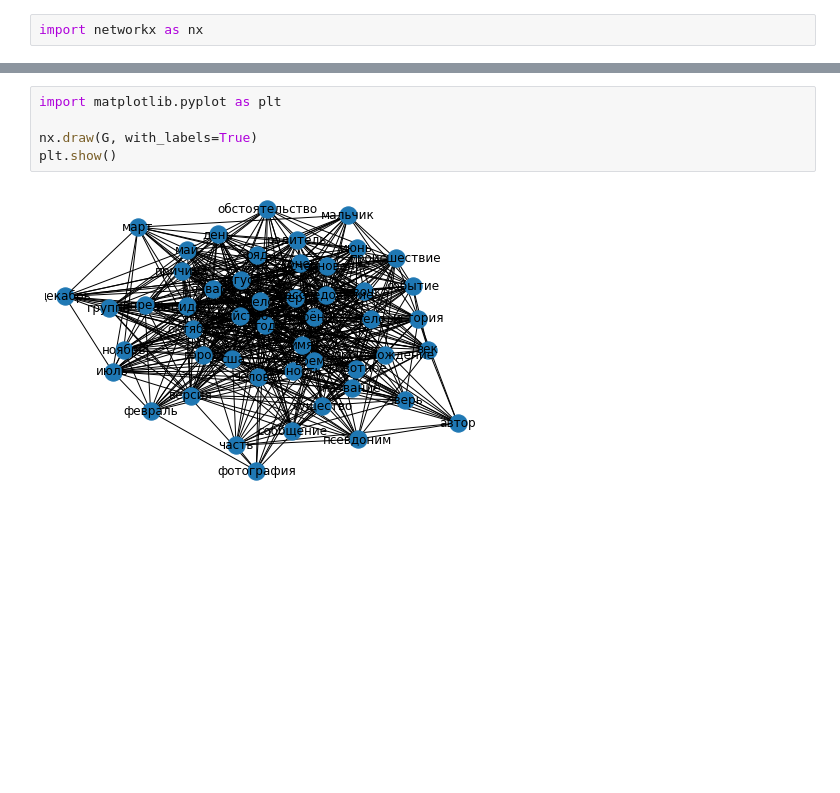
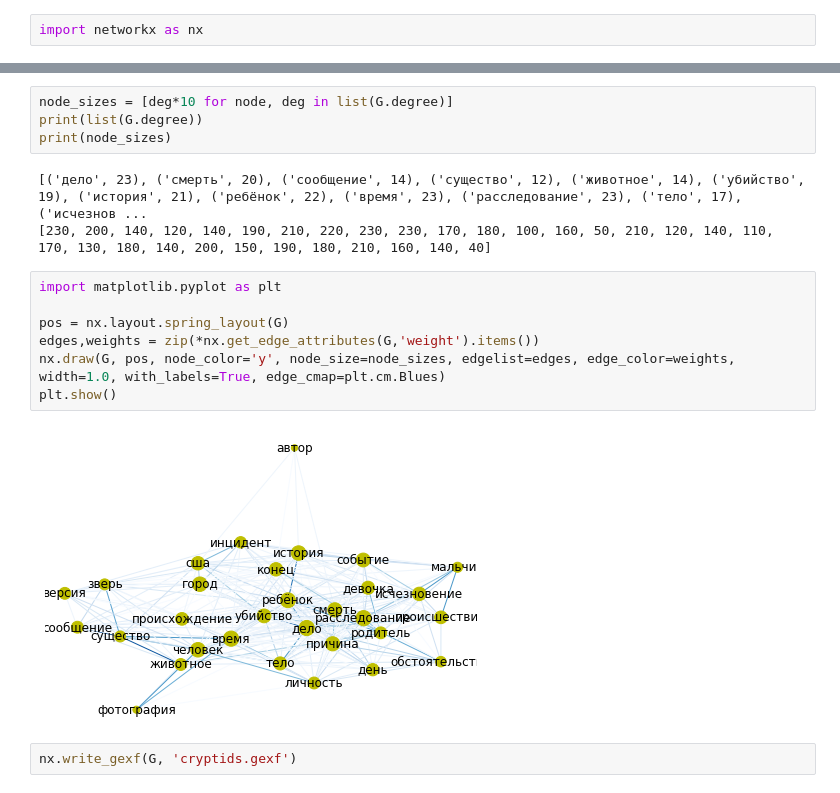
Before and after one commit to Alena-L/CS244, a Jupyter notebook: Comp_ling_8.ipynb, the cells around one changed output, grey strips where cells are left out. Cells and saved outputs as stored; diff of their text form; blank space fills up the shorter version.

Commit message:
updated graph

```diff
--- a/Comp_ling_8.ipynb
+++ b/Comp_ling_8.ipynb
@@ -179,7 +185,18 @@ Network diameter:  2
+# %%
+node_sizes = [deg*10 for node, deg in list(G.degree)]
+print(list(G.degree))
+print(node_sizes)
+# %% [output]
+[('дело', 23), ('смерть', 20), ('сообщение', 14), ('существо', 12), ('животное', 14), ('убийство', 19), ('история', 21), ('ребёнок', 22), ('время', 23), ('расследование', 23), ('тело', 17), ('исчезнов ...
+[230, 200, 140, 120, 140, 190, 210, 220, 230, 230, 170, 180, 100, 160, 50, 210, 120, 140, 110, 170, 130, 180, 140, 200, 150, 190, 180, 210, 160, 140, 40]
 # %%
 import matplotlib.pyplot as plt
 
-nx.draw(G, with_labels=True)
+pos = nx.layout.spring_layout(G)
+edges,weights = zip(*nx.get_edge_attributes(G,'weight').items())
+nx.draw(G, pos, node_color='y', node_size=node_sizes, edgelist=edges, edge_color=weights, width=1.0, with_labels=True, edge_cmap=plt.cm.Blues)
 plt.show()
 # %% [output]
-[figure, old version]
+[figure, new version]
+# %%
+nx.write_gexf(G, 'cryptids.gexf')
```
Also changed, not shown: parts of 7 cells of this notebook.
